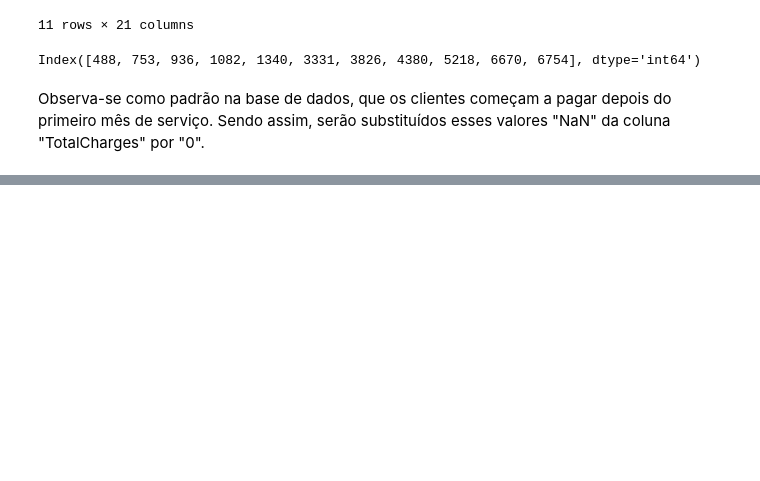
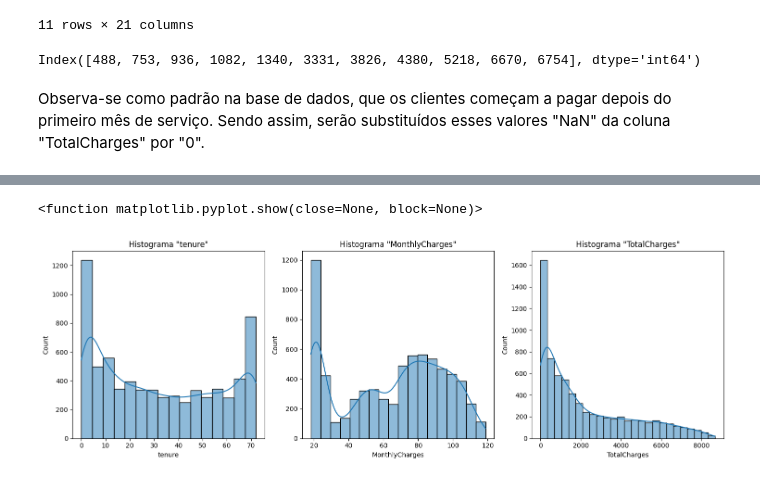
Before and after one commit to PablGb/Data_science-Telco_Customer_churn, a Jupyter notebook: Classification.ipynb, the cells around one changed output, grey strips where cells are left out. Saved outputs shown, nothing was run; the diff lists cells and outputs as text; code cells hidden in the pictures; blank space fills up the shorter version.

```diff
--- a/Classification.ipynb
+++ b/Classification.ipynb
@@ -21,7 +9,7 @@ print(lista_arquivos)
 # %%
 import pandas as pd
 
-dados = pd.read_csv(lista_arquivos[0])
+dados = pd.read_csv("WA_Fn-UseC_-Telco-Customer-Churn.csv")
 
 dados
 # %% [output]
@@ -219,0 +217,17 @@ dados[dados['TotalCharges'] == ' ']
+# %%
+import seaborn as sns
+import matplotlib.pyplot as plt
+
+coluna_num = ['tenure', 'MonthlyCharges', 'TotalCharges']
+
+fig, axes = plt.subplots(nrows = 1, ncols = 3, figsize = (15, 5))
+
+for i, coluna in enumerate(coluna_num):
+    axes[i].set_title(f'Histograma \"{coluna}\"')
+    sns.histplot(dados[coluna], kde = True, ax = axes[i])
+
+plt.tight_layout()
+plt.show
+# %% [output]
+<function matplotlib.pyplot.show(close=None, block=None)>
+[figure, added]
```
Also changed, not shown: parts of 9 cells of this notebook, 1 other file.
